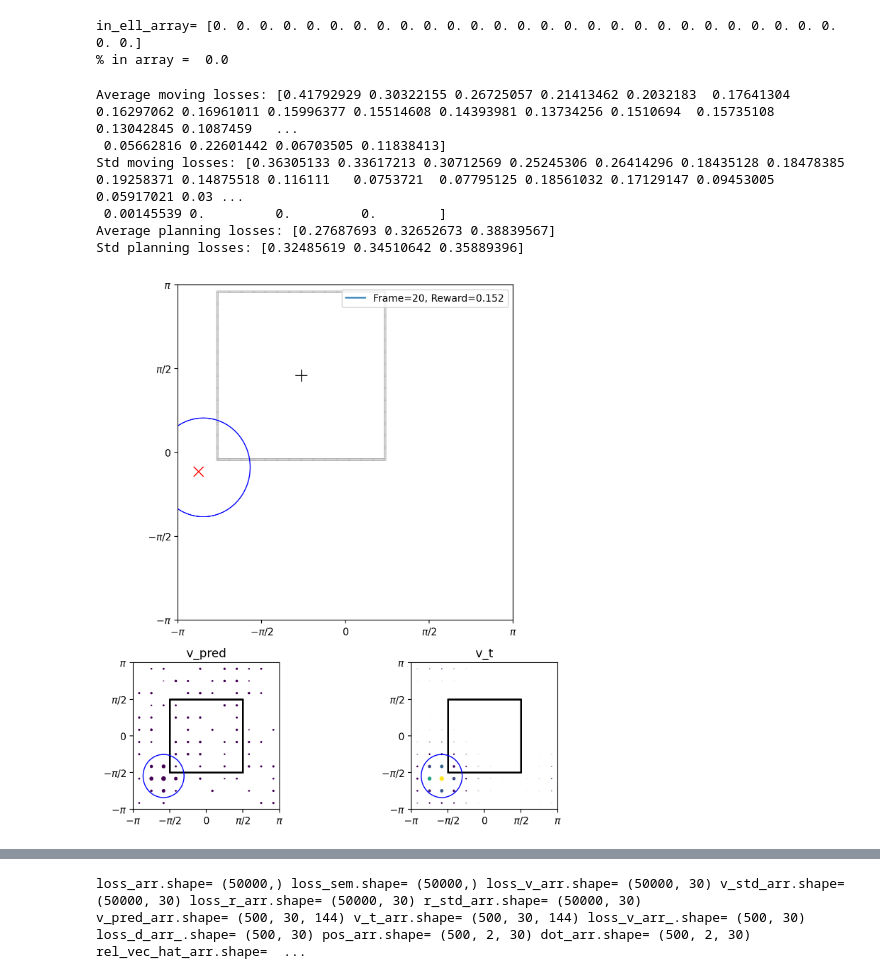
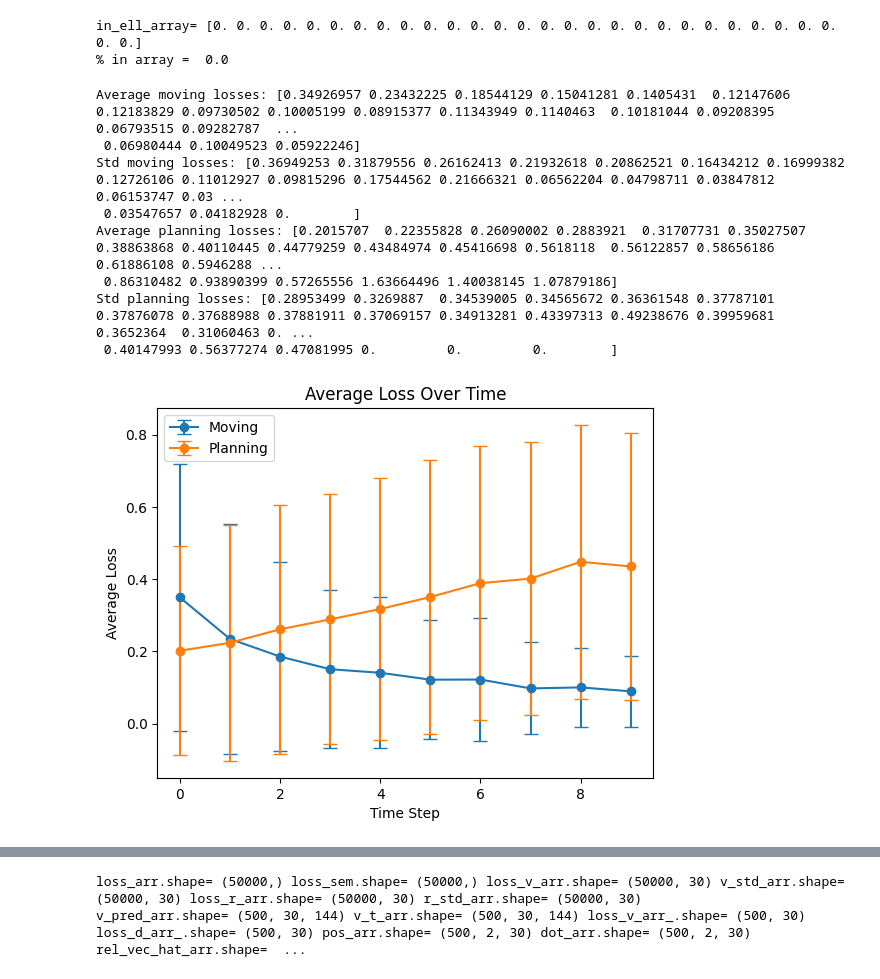
Before and after one commit to lukerj00/meta_rl_ego_sim, a Jupyter notebook: sc_project/fnt_analysis_new.ipynb, the cells around one changed output, grey strips where cells are left out. Cells and saved outputs as stored; diff of their text form; code cells hidden in the pictures.

```diff
--- a/sc_project/fnt_analysis_new.ipynb
+++ b/sc_project/fnt_analysis_new.ipynb
@@ -293,7 +293,7 @@ def freeze_array(BA, P):
             P2[:, t] = P2[:, t - 1]  # Hold previous value
     return P2
 
-file_ = '/forward_new_v8_81M_144N_03_09-033512.pkl' # '/forward_new_v10_81M_144N_21_09-173248.pkl' # '/forward_new_v8_81M_144N_03_09-033512.pkl' # forward_new_v7_81M_144N_30_08-025022.pkl' # 'forward_new_v7_81M_144N_30_08-054116.pkl' # 'forward_new_v7_81M_144N_30_08-025022.pkl'
+file_ = '/forward_new_v8_81M_144N_06_09-211442.pkl' # '/forward_new_v8_81M_144N_03_09-033512.pkl' # '/forward_new_v10_81M_144N_21_09-173248.pkl' # '/forward_new_v8_81M_144N_03_09-033512.pkl' # forward_new_v7_81M_144N_30_08-025022.pkl' # 'forward_new_v7_81M_144N_30_08-054116.pkl' # 'forward_new_v7_81M_144N_30_08-025022.pkl'
 (arrs,aux) = load_data(file_) # # [VMAPS,STEPS,N]x2,[VMAPS,STEPS,2]x3,[VMAPS,STEPS]x2
 (loss_arr,loss_std,loss_v_arr,v_std_arr,loss_c_arr,c_std_arr) = arrs
 (v_pred_arr,v_t_arr,loss_v_arr_,loss_c_arr_,pos_plan_arr,pos_arr,dot_arr,pm_arr,opt_state,p_weights) = aux # (v_pred_arr,v_t_arr,loss_v_arr_,loss_c_arr_,pos_plan_arr,dot_arr,pm_arr,opt_state,p_weights)
@@ -622,6 +621,8 @@ in_ell_array= [0. 0. 0. 0. 0. 0. 0. 0. 0. 0. 0. 0. 0. 0. 0. 0. 0. 0. 0. 0. 0. 0.
 # plot loss vs t for moving/planning
 
 %matplotlib inline
+
+plot_steps = 10
 
 def analyze_losses(losses, binary_flags):
     N, L = losses.shape  # N is the number of trials, L is the length of the timeseries
@@ -684,39 +685,41 @@ def analyze_losses(losses, binary_flags):
 # N = 10  # Number of trials
 # L = 100  # Length of timeseries
 # losses = np.random.rand(N, L)
 # binary_flags = np.random.randint(2, size=(N, L))
 
 avg_moving_losses, std_moving_losses, avg_planning_losses, std_planning_losses = analyze_losses(loss_v_arr_, pm_arr[:,:,0])
 
 print("Average moving losses:", avg_moving_losses)
 print("Std moving losses:", std_moving_losses)
 print("Average planning losses:", avg_planning_losses)
 print("Std planning losses:", std_planning_losses)
 
 # Create the plot
 fig, ax = plt.subplots()
 
 # Plot average moving losses
-ax.errorbar(range(len(avg_moving_losses)), avg_moving_losses, yerr=std_moving_losses, fmt='-o', label='Moving', capsize=5)
+ax.errorbar(range(len(avg_moving_losses[:plot_steps])), avg_moving_losses[:plot_steps], yerr=std_moving_losses[:plot_steps], fmt='-o', label='Moving', capsize=5)
 
 # Plot average planning losses
-ax.errorbar(range(len(avg_planning_losses)), avg_planning_losses, yerr=std_planning_losses, fmt='-o', label='Planning', capsize=5)
+ax.errorbar(range(len(avg_planning_losses[:plot_steps])), avg_planning_losses[:plot_steps], yerr=std_planning_losses[:plot_steps], fmt='-o', label='Planning', capsize=5)
 
 # Add titles and labels
 ax.set_title('Average Loss Over Time')
 ax.set_xlabel('Time Step')
 ax.set_ylabel('Average Loss')
 
 # Add a legend
 ax.legend()
 
 # Show the plot
 plt.show()
 # %% [output]
-Average moving losses: [0.41792929 0.30322155 0.26725057 0.21413462 0.2032183  0.17641304 0.16297062 0.16961011 0.15996377 0.15514608 0.14393981 0.13734256 0.1510694  0.15735108 0.13042845 0.1087459   ...
- 0.05662816 0.22601442 0.06703505 0.11838413]
-Std moving losses: [0.36305133 0.33617213 0.30712569 0.25245306 0.26414296 0.18435128 0.18478385 0.19258371 0.14875518 0.116111   0.0753721  0.07795125 0.18561032 0.17129147 0.09453005 0.05917021 0.03 ...
- 0.00145539 0.         0.         0.        ]
-Average planning losses: [0.27687693 0.32652673 0.38839567]
-Std planning losses: [0.32485619 0.34510642 0.35889396]
+Average moving losses: [0.34926957 0.23432225 0.18544129 0.15041281 0.1405431  0.12147606 0.12183829 0.09730502 0.10005199 0.08915377 0.11343949 0.1140463  0.10181044 0.09208395 0.06793515 0.09282787  ...
+ 0.06980444 0.10049523 0.05922246]
+Std moving losses: [0.36949253 0.31879556 0.26162413 0.21932618 0.20862521 0.16434212 0.16999382 0.12726106 0.11012927 0.09815296 0.17544562 0.21666321 0.06562204 0.04798711 0.03847812 0.06153747 0.03 ...
+ 0.03547657 0.04182928 0.        ]
+Average planning losses: [0.2015707  0.22355828 0.26090002 0.2883921  0.31707731 0.35027507 0.38863868 0.40110445 0.44779259 0.43484974 0.45416698 0.5618118  0.56122857 0.58656186 0.61886108 0.5946288 ...
+ 0.86310482 0.93890399 0.57265556 1.63664496 1.40038145 1.07879186]
+Std planning losses: [0.28953499 0.3269887  0.34539005 0.34565672 0.36361548 0.37787101 0.37876078 0.37688988 0.37881911 0.37069157 0.34913281 0.43397313 0.49238676 0.39959681 0.3652364  0.31060463 0. ...
+ 0.40147993 0.56377274 0.47081995 0.         0.         0.        ]
-[figure, old version]
+[figure, new version]
```
Also changed, not shown: parts of 3 cells of this notebook, 2 other files.
